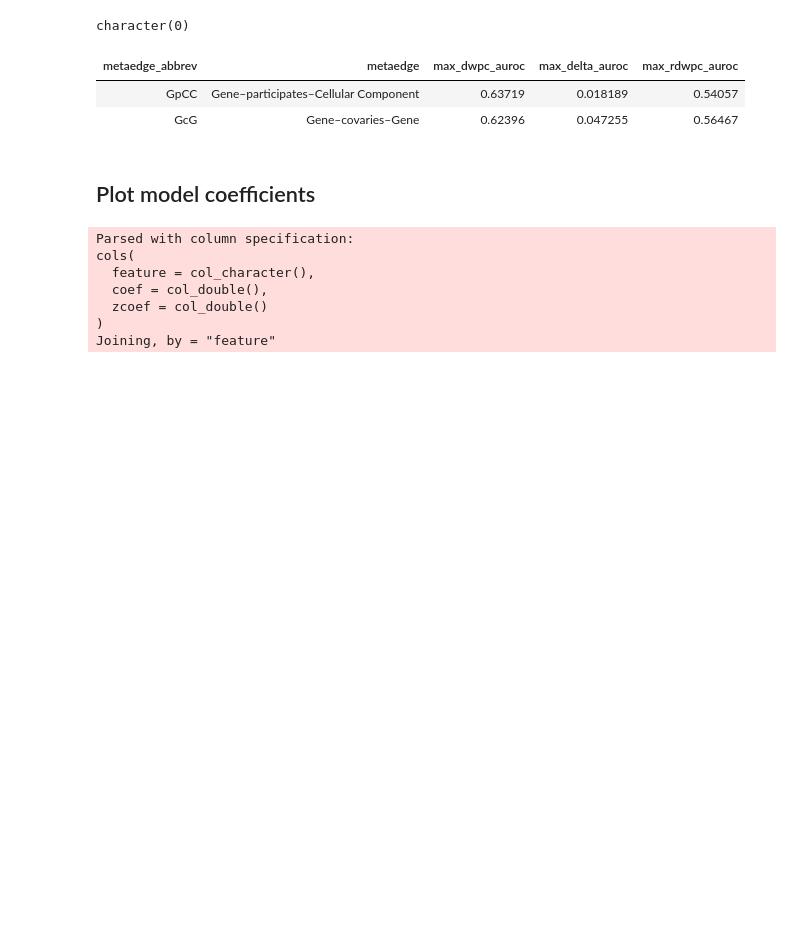
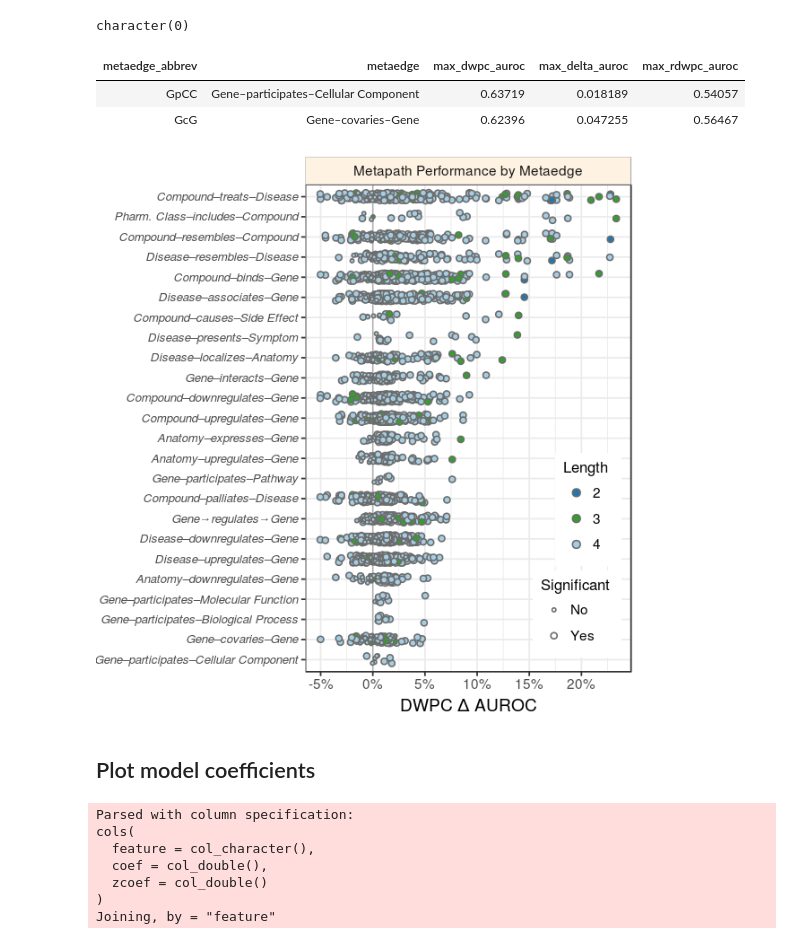
Before and after one commit to dhimmel/learn, a Jupyter notebook: prediction/6-vizr.ipynb, the cells around one changed output. Saved outputs shown, nothing was run; the diff lists cells and outputs as text; code cells hidden in the pictures; blank space fills up the shorter version.

Commit message:
Features plot: add legend for metapath significance
Requested by peer review at eLife.

```diff
--- a/prediction/6-vizr.ipynb
+++ b/prediction/6-vizr.ipynb
@@ -65,27 +65,34 @@ length_to_color = c('1' = '#b2df8a', '2' = '#1f78b4', '3' = '#33a02c', '4' = '#a
 # %%
 options(repr.plot.width=5, repr.plot.height=5.2)
 set.seed(0)
 gg_fsp = fsp_df %>%
   dplyr::sample_frac(1) %>%
   dplyr::mutate(title = 'Metapath Performance by Metaedge') %>%
   ggplot2::ggplot(ggplot2::aes(x = delta_auroc, y = metaedge_abbrev)) +
   ggplot2::geom_vline(xintercept = 0, color = '#adadad', size = 0.4) +
   ggplot2::geom_jitter(ggplot2::aes(fill = length, size=signif_delta_auroc),
     height=0.2, alpha=1, shape = 21, color= '#6C6C6C', stroke=0.7) +
   ggplot2::facet_grid(. ~ title) +
   ggplot2::scale_fill_manual(name = 'Length', values=length_to_color) +
-  ggplot2::scale_size_manual(values=c('TRUE'=1.5, 'FALSE'=0.75), guide=F) +
+  ggplot2::scale_size_manual(values=c('TRUE'=1.5, 'FALSE'=0.75), name = 'Significant',
+                             labels=c('TRUE'='Yes', 'FALSE'='No')) +
   ggplot2::scale_x_continuous(labels=scales::percent) +
   ggplot2::scale_y_discrete(limits = metaedge_df$metaedge_abbrev, labels=metaedge_df$metaedge, name=NULL) +
   ggplot2::xlab('DWPC Δ AUROC') +
   hetior::theme_dhimmel() +
-  ggplot2::guides(fill = ggplot2::guide_legend(override.aes = list(size=2))) +
+  ggplot2::guides(
+    fill = ggplot2::guide_legend(override.aes = list(size=2), order=1),
+    size = ggplot2::guide_legend(order=2)
+  ) +
   ggplot2::theme(
-    legend.justification=c(1, 0), legend.position=c(0.97, 0.03),
+    legend.justification=c(1, 0), legend.position=c(0.97, 0.03), legend.box.just='right',
+    legend.title=ggplot2::element_text(size=10),
     axis.text.y = ggplot2::element_text(face = 'italic', size = 8)
   )
 
-#gg_fsp
+ gg_fsp
+# %% [output]
+[figure, added]
 # %% [markdown]
 ## Plot model coefficients
 # %%
```
Also changed, not shown: 3 other files.
